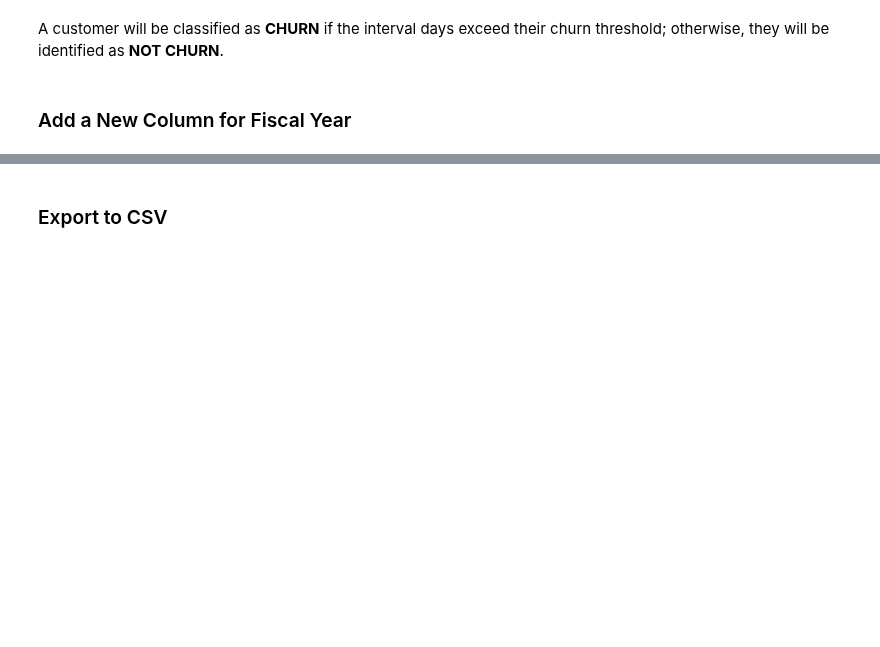
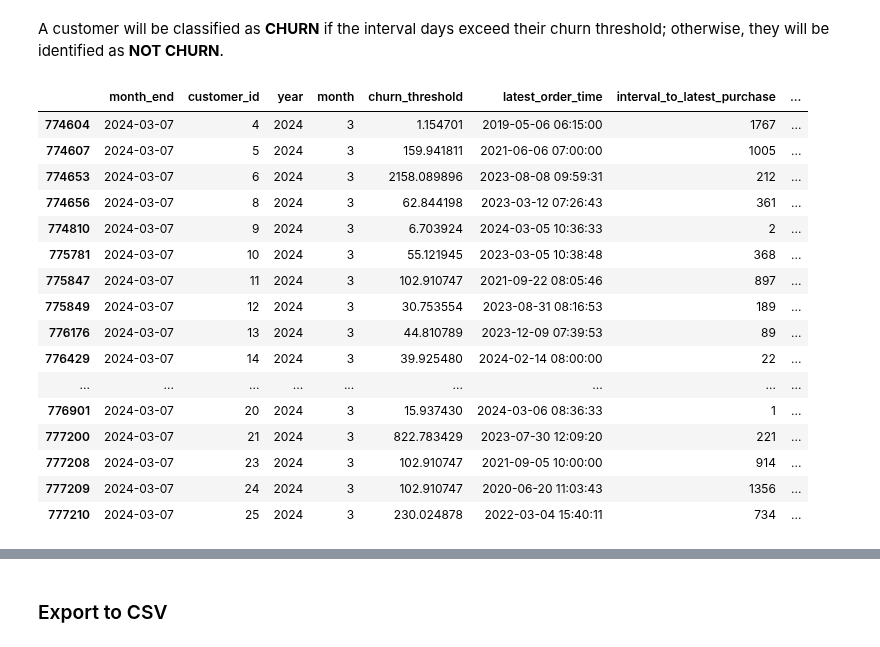
Before and after one commit to HanL1223/JR_Recommender, a Jupyter notebook: projects/cafe-analytics/Customer-Churn-Analysis-MX.ipynb, the cells around one changed output, grey strips where cells are left out. Saved outputs shown, nothing was run; the diff lists cells and outputs as text; code cells hidden in the pictures; blank space fills up the shorter version.

Commit message:
fix(churn)!: fixed discontinuous time series

```diff
--- a/projects/cafe-analytics/Customer-Churn-Analysis-MX.ipynb
+++ b/projects/cafe-analytics/Customer-Churn-Analysis-MX.ipynb
@@ -114,17 +152,17 @@ df_churn.head()
 # Filter the churn data for records where the order time
 # is earlier than the month-end
 df_churn = df_churn[
-    df_churn['order_time'] < df_churn['order_monthend']
+    df_churn['order_time'] < df_churn['month_end']
 ]
 # %%
 # Sort and reset the index for clean display
 df_churn = df_churn[
     [
-        'order_monthend', 'customer_id', 'order_time',
+        'month_end', 'customer_id', 'order_time',
         'year', 'month', 'churn_threshold'
     ]
 ].sort_values(
-    ['order_monthend', 'customer_id', 'order_time'],
+    ['month_end', 'customer_id', 'order_time'],
     ascending=[True, True, True],
 ).reset_index(drop=True)
 
@@ -133,7 +183,7 @@ df_churn.head(10)
 # Add a column for the latest order time per customer for each month
 df_churn['latest_order_time'] = (
     df_churn.groupby(
-        ['order_monthend', 'customer_id']
+        ['month_end', 'customer_id']
     )
     ['order_time'].transform(np.max)
 )
@@ -154,7 +223,7 @@ df_churn.head(10)
 # the latest purchase and the month-end
 def compute_interval(x):
     return (
-        x['order_monthend'] - x['latest_order_time'].date()
+        x['month_end'].date() - x['latest_order_time'].date()
     ).days
 
 # Apply the function to compute the interval between the
@@ -179,7 +260,23 @@ df_churn['churn'] = (
 # %%
 # Display churn information for the first 20 customers on the latest date
 df_churn[
-    df_churn['order_monthend'] == latest_date + timedelta(days=1)
+    df_churn['month_end'] == latest_date + timedelta(days=1)
 ].head(20)
+# %% [output]
+|  | month_end | customer_id | year | month | churn_threshold | latest_order_time | interval_to_latest_purchase | ... |
+| 774604 | 2024-03-07 | 4 | 2024 | 3 | 1.154701 | 2019-05-06 06:15:00 | 1767 | ... |
+| 774607 | 2024-03-07 | 5 | 2024 | 3 | 159.941811 | 2021-06-06 07:00:00 | 1005 | ... |
+| 774653 | 2024-03-07 | 6 | 2024 | 3 | 2158.089896 | 2023-08-08 09:59:31 | 212 | ... |
+| 774656 | 2024-03-07 | 8 | 2024 | 3 | 62.844198 | 2023-03-12 07:26:43 | 361 | ... |
+| 774810 | 2024-03-07 | 9 | 2024 | 3 | 6.703924 | 2024-03-05 10:36:33 | 2 | ... |
+| 775781 | 2024-03-07 | 10 | 2024 | 3 | 55.121945 | 2023-03-05 10:38:48 | 368 | ... |
+| 775847 | 2024-03-07 | 11 | 2024 | 3 | 102.910747 | 2021-09-22 08:05:46 | 897 | ... |
+| 775849 | 2024-03-07 | 12 | 2024 | 3 | 30.753554 | 2023-08-31 08:16:53 | 189 | ... |
+| 776176 | 2024-03-07 | 13 | 2024 | 3 | 44.810789 | 2023-12-09 07:39:53 | 89 | ... |
+| 776429 | 2024-03-07 | 14 | 2024 | 3 | 39.925480 | 2024-02-14 08:00:00 | 22 | ... |
+| ... | ... | ... | ... | ... | ... | ... | ... | ... |
+| 776901 | 2024-03-07 | 20 | 2024 | 3 | 15.937430 | 2024-03-06 08:36:33 | 1 | ... |
+| 777200 | 2024-03-07 | 21 | 2024 | 3 | 822.783429 | 2023-07-30 12:09:20 | 221 | ... |
+| 777208 | 2024-03-07 | 23 | 2024 | 3 | 102.910747 | 2021-09-05 10:00:00 | 914 | ... |
+| 777209 | 2024-03-07 | 24 | 2024 | 3 | 102.910747 | 2020-06-20 11:03:43 | 1356 | ... |
+| 777210 | 2024-03-07 | 25 | 2024 | 3 | 230.024878 | 2022-03-04 15:40:11 | 734 | ... |
-# %% [markdown]
-### Add a New Column for Fiscal Year
```
Also changed, not shown: parts of 25 cells of this notebook.
